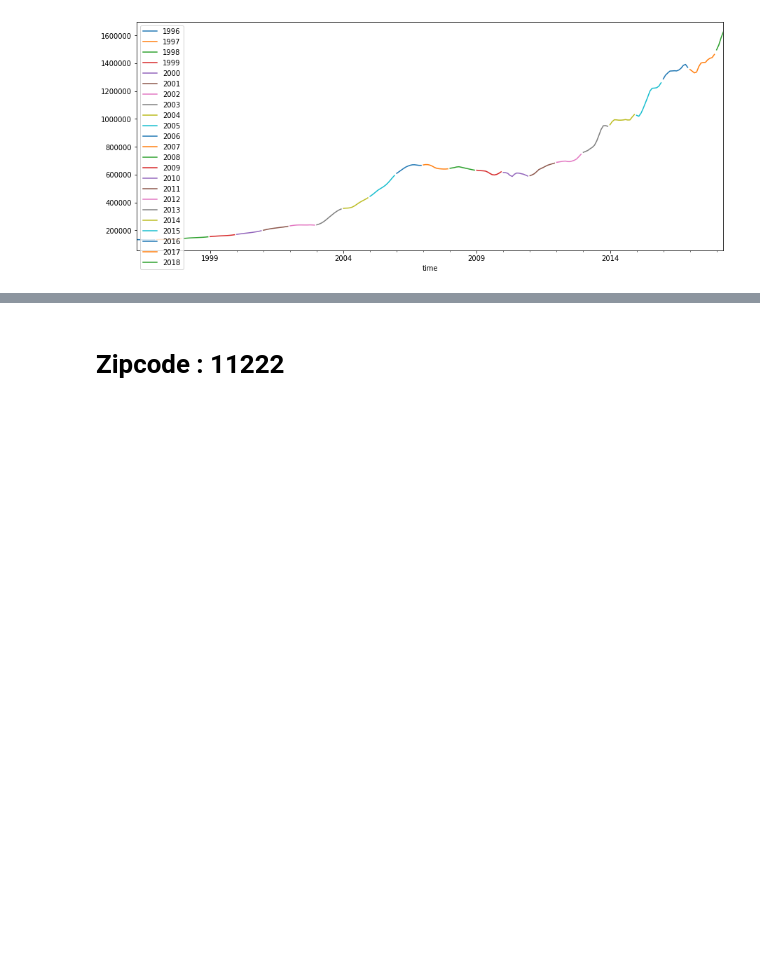
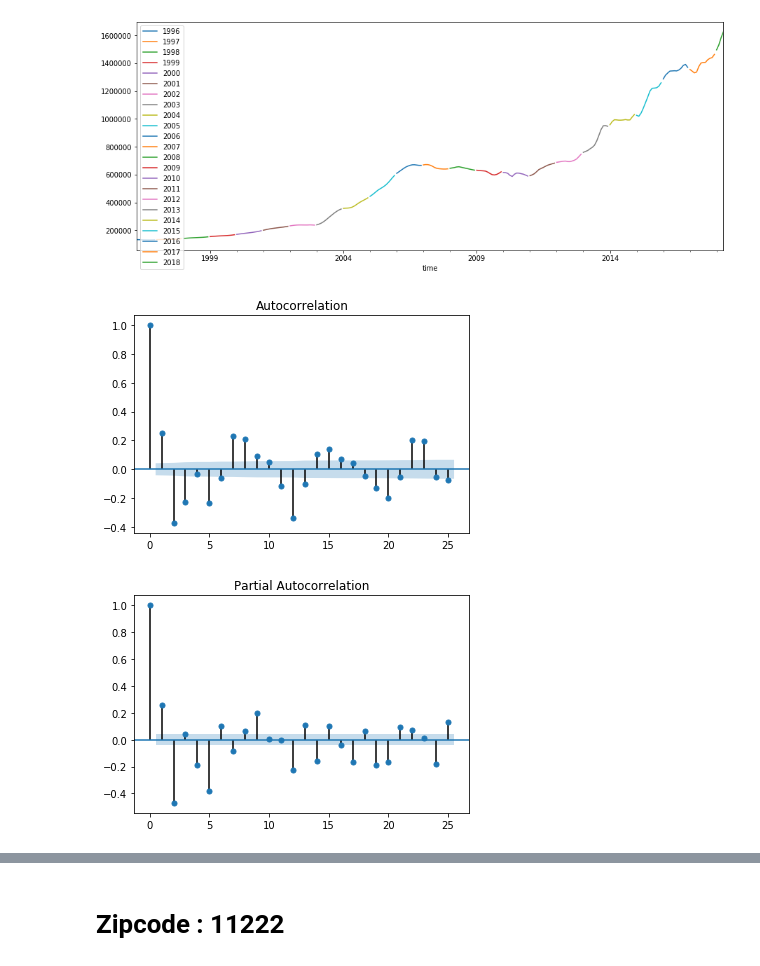
Before and after one commit to mcerow/TriState_Glory, a Jupyter notebook: NewYork.ipynb, the cells around one changed output, grey strips where cells are left out. Saved outputs shown, nothing was run; the diff lists cells and outputs as text; code cells hidden in the pictures; blank space fills up the shorter version.

```diff
--- a/NewYork.ipynb
+++ b/NewYork.ipynb
@@ -82,5 +92,5 @@ dtype: float64
 # %% [markdown]
 Differencing
 # %%
-diff = first.diff().dropna()
+diff_first = first.diff().dropna()
 # %%
@@ -117,5 +127,5 @@ Critical Value (5%)             -2.873219
 Critical Value (10%)            -2.572994
 dtype: float64
 # %%
-dif2 = diff.diff().dropna()
+second_diff_first = diff_first.diff().dropna()
 # %%
@@ -242,3 +226,9 @@ for i in range(23):
     plt.legend()
 # %% [output]
 [figure]
+# %%
+plot_acf(second_diff_first[:-1], alpha=0.5);
+plot_pacf(second_diff_first[:-1], alpha=0.5);
+# %% [output]
+[figure, added]
+[figure, added]
```
Also changed, not shown: parts of 45 cells of this notebook.
